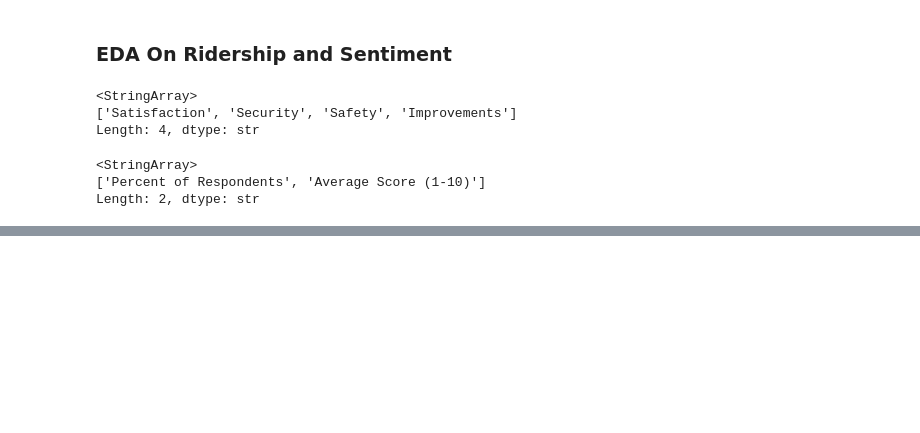
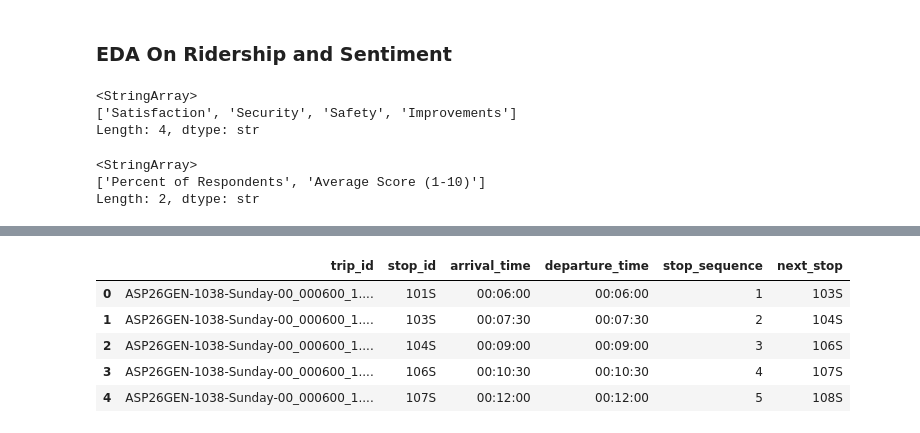
Before and after one commit to nijain7/dsc106_final_project, a Jupyter notebook: route_eda.ipynb, the cells around one changed output, grey strips where cells are left out. Cells and saved outputs as stored; diff of their text form; code cells hidden in the pictures; blank space fills up the shorter version.

```diff
--- a/natalie_eda.ipynb
+++ b/route_eda.ipynb
@@ -159,0 +362,9 @@ fig.show()
+# %%
+stop_times.head()
+# %% [output]
+|  | trip_id | stop_id | arrival_time | departure_time | stop_sequence | next_stop |
+| 0 | ASP26GEN-1038-Sunday-00_000600_1.... | 101S | 00:06:00 | 00:06:00 | 1 | 103S |
+| 1 | ASP26GEN-1038-Sunday-00_000600_1.... | 103S | 00:07:30 | 00:07:30 | 2 | 104S |
+| 2 | ASP26GEN-1038-Sunday-00_000600_1.... | 104S | 00:09:00 | 00:09:00 | 3 | 106S |
+| 3 | ASP26GEN-1038-Sunday-00_000600_1.... | 106S | 00:10:30 | 00:10:30 | 4 | 107S |
+| 4 | ASP26GEN-1038-Sunday-00_000600_1.... | 107S | 00:12:00 | 00:12:00 | 5 | 108S |
```
Also changed, not shown: parts of 7 cells of this notebook, 14 other files.
